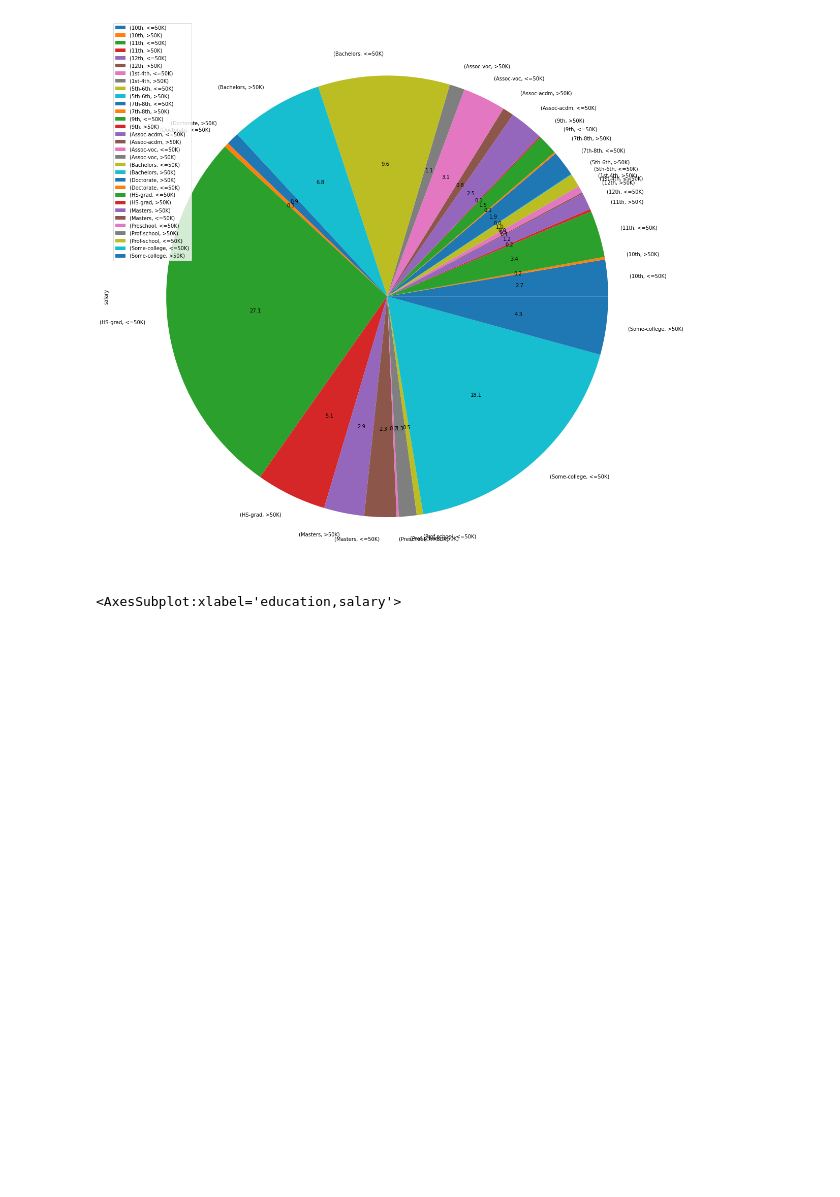
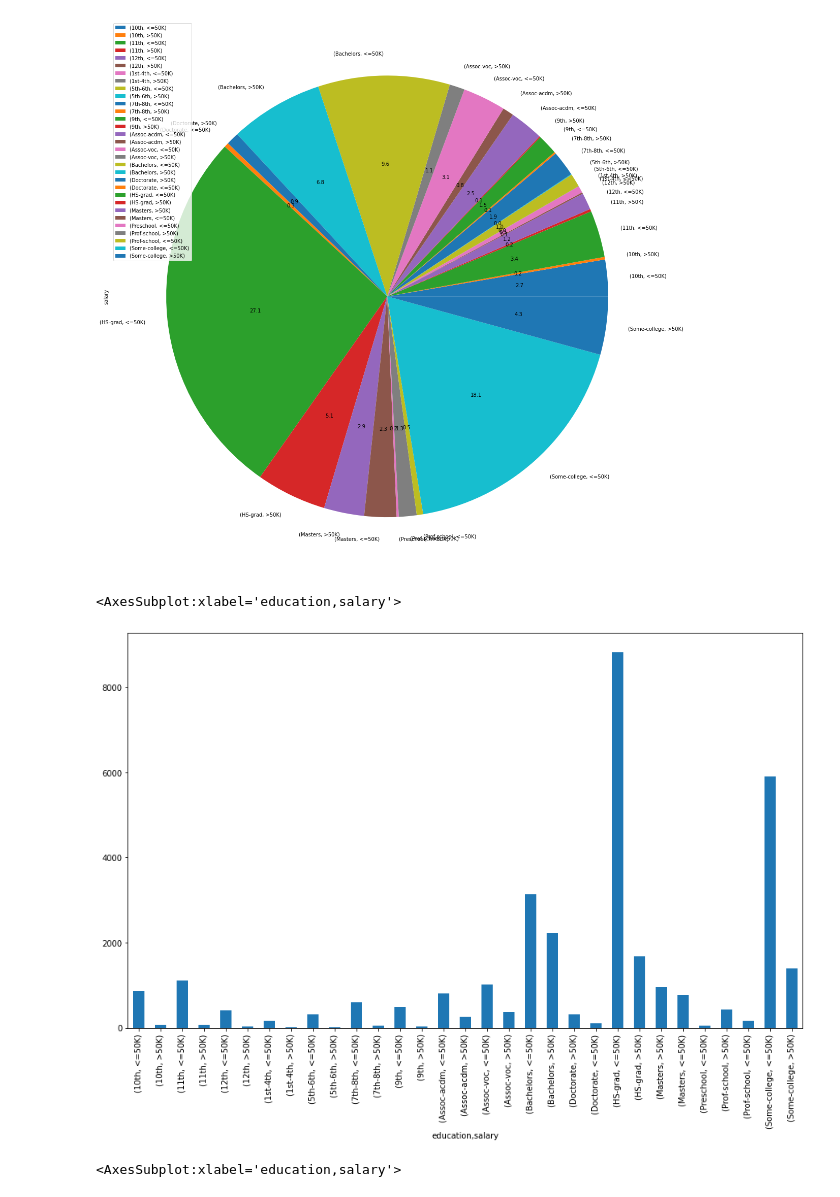
Before and after one commit to DataBadger/PracticeModels, a Jupyter notebook: DataAnalysis/Plots.ipynb, the cells around one changed output. Cells and saved outputs as stored; diff of their text form; code cells hidden in the pictures; blank space fills up the shorter version.

```diff
--- a/DataAnalysis/Plots.ipynb
+++ b/DataAnalysis/Plots.ipynb
@@ -142,6 +139,11 @@ df_plot2.plot(kind='pie',figsize=(20,20),legend=True,autopct='%.1f')
 # %% [output]
 <AxesSubplot:ylabel='salary'>
 [figure]
+# %%
+df_plot2.plot(kind='bar',figsize=(15,9))
+# %% [output]
+<AxesSubplot:xlabel='education,salary'>
+[figure, added]
 # %%
 df_plot2.plot.line()
 df_plot2.plot(kind='bar',figsize=(15,9))
```
Also changed, not shown: parts of 2 cells of this notebook.
